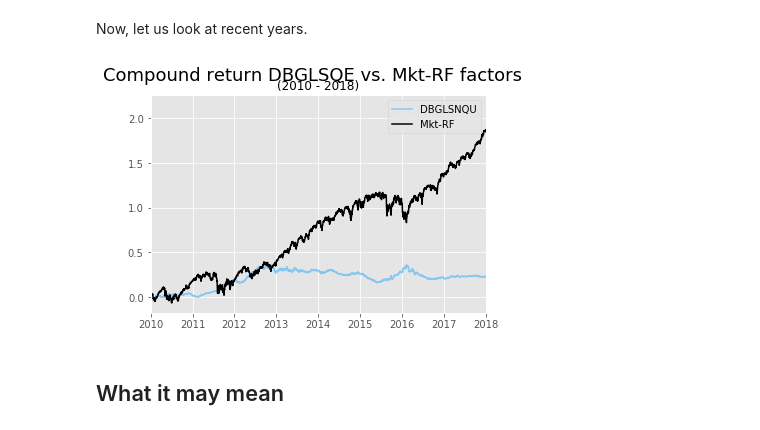
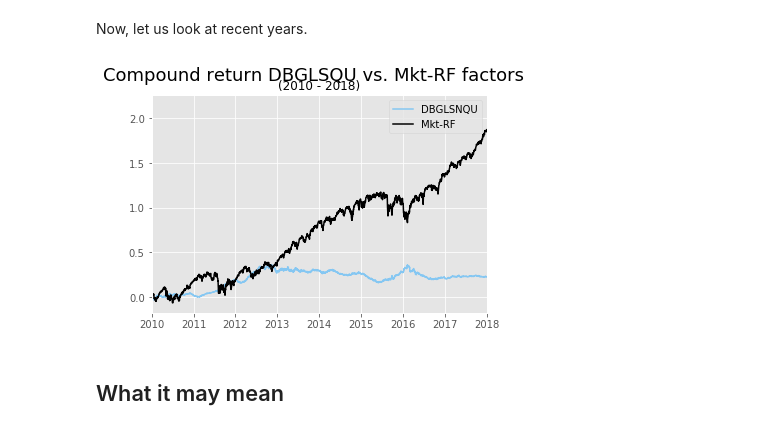
Before and after one commit to MikeStukalo/Blog, a Jupyter notebook: 3_FactorDecoupling/FactorDecoupling.ipynb, the cells around one changed output. Saved outputs shown, nothing was run; the diff lists cells and outputs as text; code cells hidden in the pictures.

```diff
--- a/3_FactorDecoupling/FactorDecoupling.ipynb
+++ b/3_FactorDecoupling/FactorDecoupling.ipynb
@@ -147,16 +147,16 @@ Now, let us look at recent years.
 # %%
 _ = plt.plot(dbq_ret_new['DBGLSNQU'], color=my_colors['BrBlue'], label = 'DBGLSNQU')
 _ = plt.plot(dbq_ret_new['Mkt-RF'], color='black', label = 'Mkt-RF')
 _ = plt.xlim('2010','2018')
-_ = plt.suptitle('Compound return DBGLSQE vs. Mkt-RF factors', fontsize=18)
+_ = plt.suptitle('Compound return DBGLSQU vs. Mkt-RF factors', fontsize=18)
 _ = plt.title('(2010 - 2018)', fontsize= 12)
 _ = plt.legend()
 
 
 # Save
 _= plt.savefig('Graphs/DBQ_comp_10_18.png', dpi=300)
 # %% [output]
-[figure, old version]
+[figure, new version]
 # %% [markdown]
 ## What it may mean
 # %% [markdown]
```
Also changed, not shown: 2 other files.
